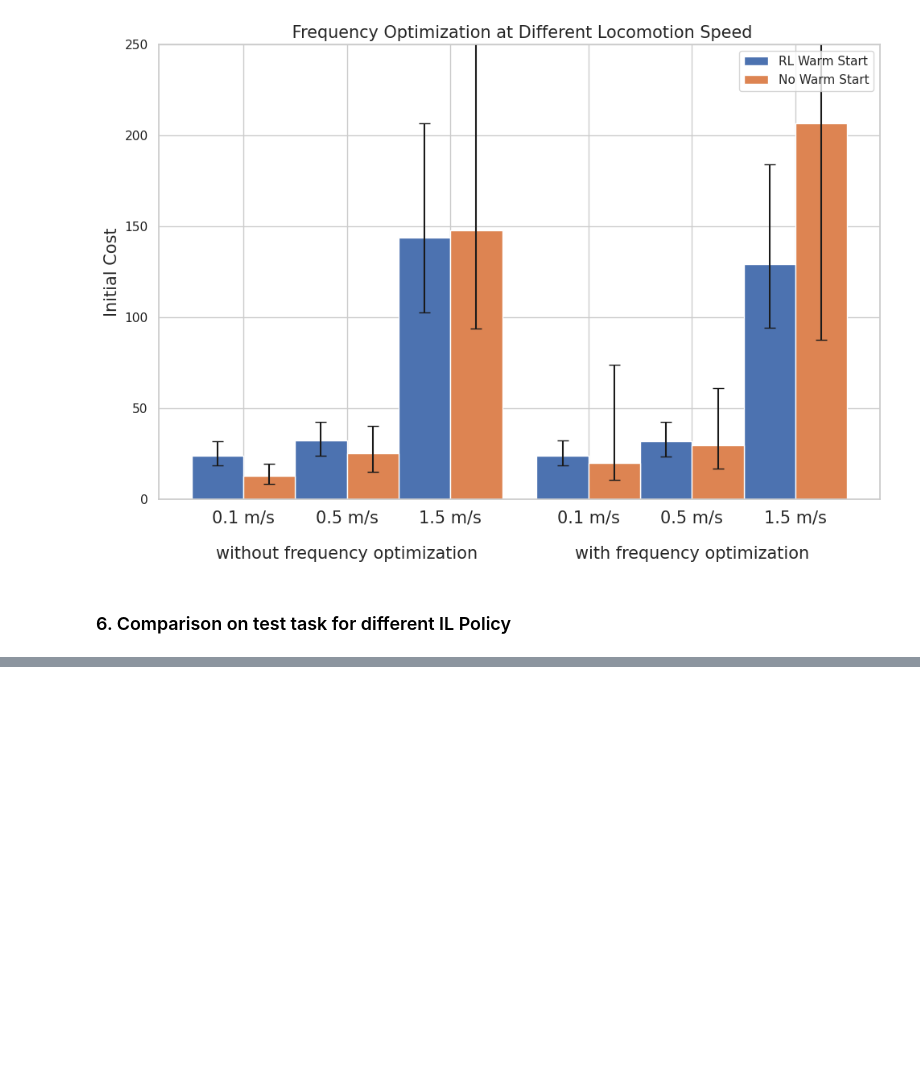
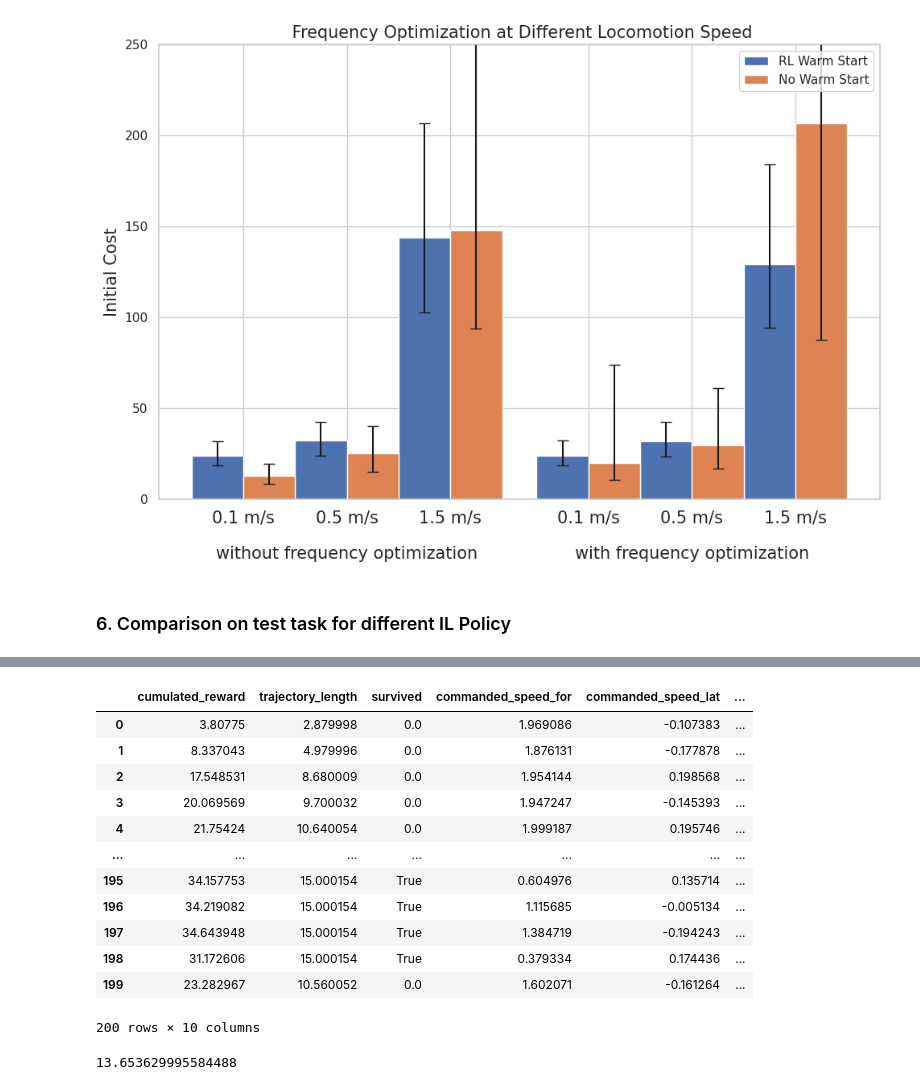
Before and after one commit to Batou1406/dls_orbit_bat_private, a Jupyter notebook: source/extensions/omni.isaac.lab_tasks/omni/isaac/lab_tasks/manager_based/locomotion/model_based/thesis_image.ipynb, the cells around one changed output, grey strips where cells are left out. Cells and saved outputs as stored; diff of their text form; code cells hidden in the pictures; blank space fills up the shorter version.

```diff
--- a/source/extensions/omni.isaac.lab_tasks/omni/isaac/lab_tasks/manager_based/locomotion/model_based/thesis_image.ipynb
+++ b/source/extensions/omni.isaac.lab_tasks/omni/isaac/lab_tasks/manager_based/locomotion/model_based/thesis_image.ipynb
@@ -3451,0 +3405,22 @@ display(df)
+# %%
+path  = "/home/baptiste/Documents/dls_isaac_lab_bat_private/eval/debug_evaluation_rl/df.pkl"
+
+df_loaded = pd.read_pickle(path)
+display(df_loaded)
+
+df_loaded['trajectory_length'].mean(skipna=True)
+# %% [output]
+|  | cumulated_reward | trajectory_length | survived | commanded_speed_for | commanded_speed_lat | ... |
+| 0 | 3.80775 | 2.879998 | 0.0 | 1.969086 | -0.107383 | ... |
+| 1 | 8.337043 | 4.979996 | 0.0 | 1.876131 | -0.177878 | ... |
+| 2 | 17.548531 | 8.680009 | 0.0 | 1.954144 | 0.198568 | ... |
+| 3 | 20.069569 | 9.700032 | 0.0 | 1.947247 | -0.145393 | ... |
+| 4 | 21.75424 | 10.640054 | 0.0 | 1.999187 | 0.195746 | ... |
+| ... | ... | ... | ... | ... | ... | ... |
+| 195 | 34.157753 | 15.000154 | True | 0.604976 | 0.135714 | ... |
+| 196 | 34.219082 | 15.000154 | True | 1.115685 | -0.005134 | ... |
+| 197 | 34.643948 | 15.000154 | True | 1.384719 | -0.194243 | ... |
+| 198 | 31.172606 | 15.000154 | True | 0.379334 | 0.174436 | ... |
+| 199 | 23.282967 | 10.560052 | 0.0 | 1.602071 | -0.161264 | ... |
+200 rows × 10 columns
+13.653629995584488
```
Also changed, not shown: parts of 4 cells of this notebook, 5 other files.
